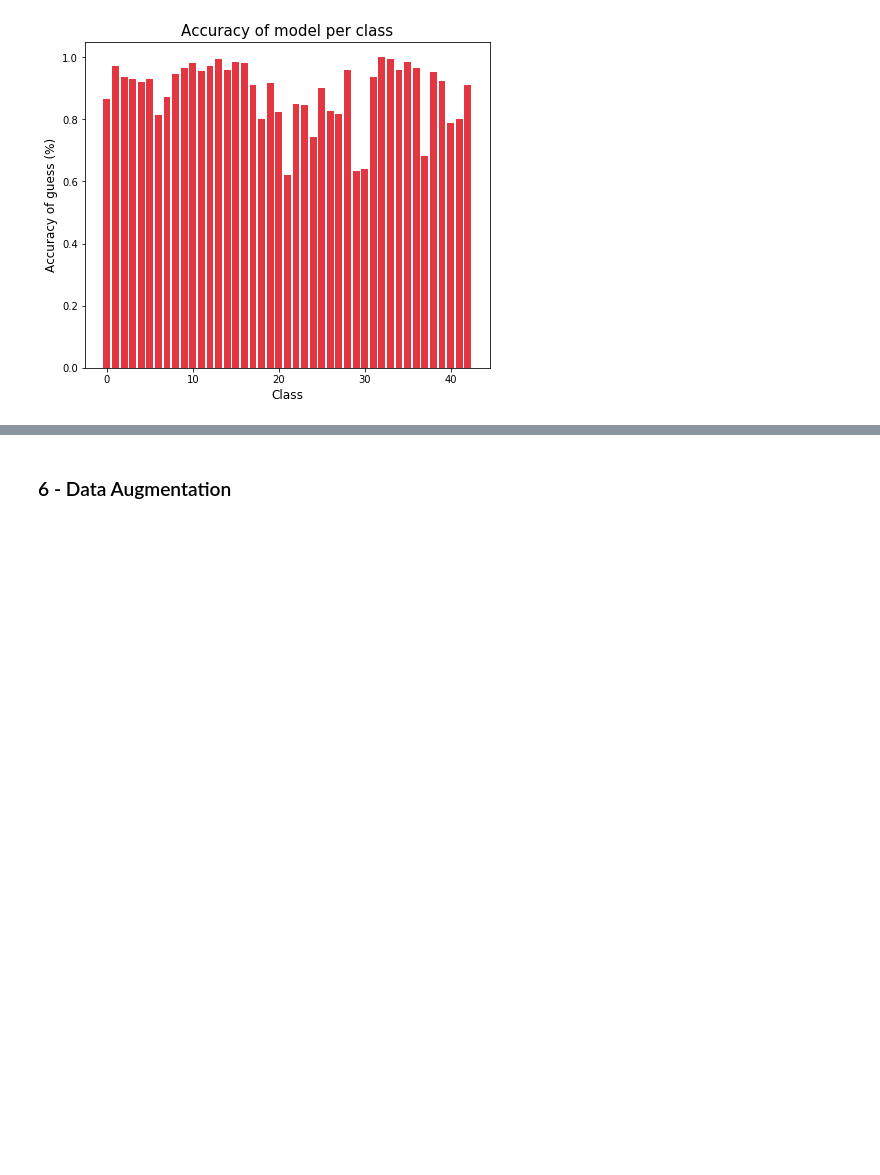
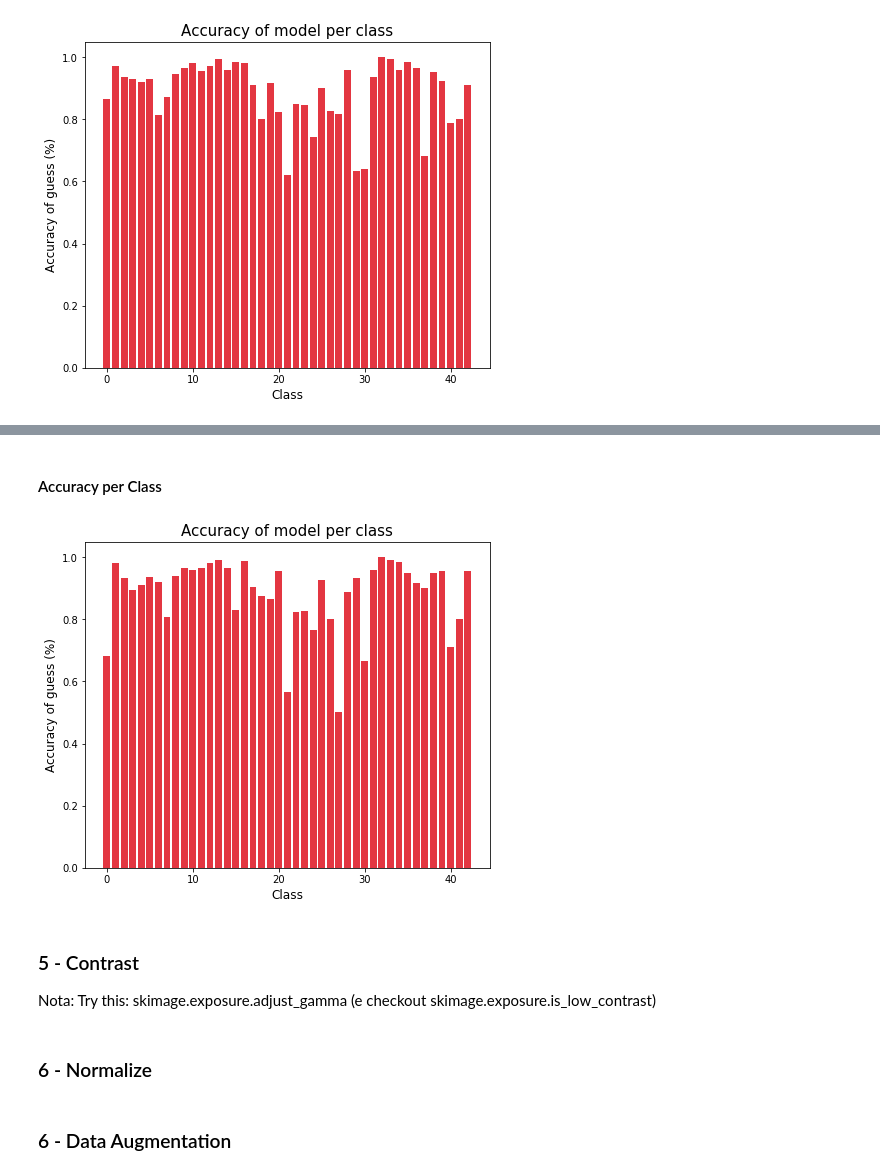
Before and after one commit to HerouFenix/taa-traffic-sign-identification, a Jupyter notebook: Project1.ipynb, the cells around one changed output, grey strips where cells are left out. Drawn from its saved outputs; the diff is of its cells as text; code cells hidden in the pictures; blank space fills up the shorter version.

```diff
--- a/Project1.ipynb
+++ b/Project1.ipynb
@@ -470,3 +554,15 @@ Depois decidimos alterar o contraste das imagens
+# %% [markdown]
+#### Accuracy per Class
+# %%
+plot_acc_per_class(conf_mat_rel)
+# %% [output]
+[figure, added]
+# %% [markdown]
+### 5 - Contrast
+Nota:
+Try this: skimage.exposure.adjust_gamma (e checkout skimage.exposure.is_low_contrast)
+# %% [markdown]
+### 6 - Normalize
 # %% [markdown]
 ### 6 - Data Augmentation
 # %% [markdown]
```
Also changed, not shown: parts of 19 cells of this notebook.
